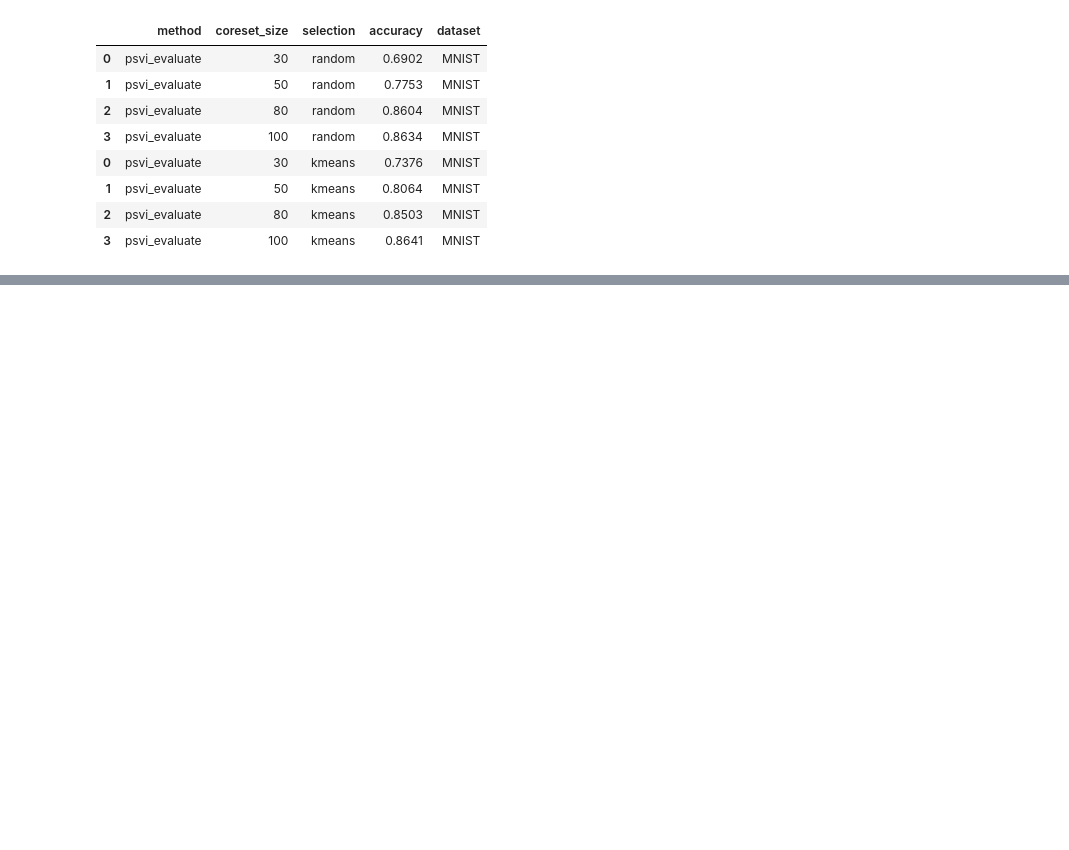
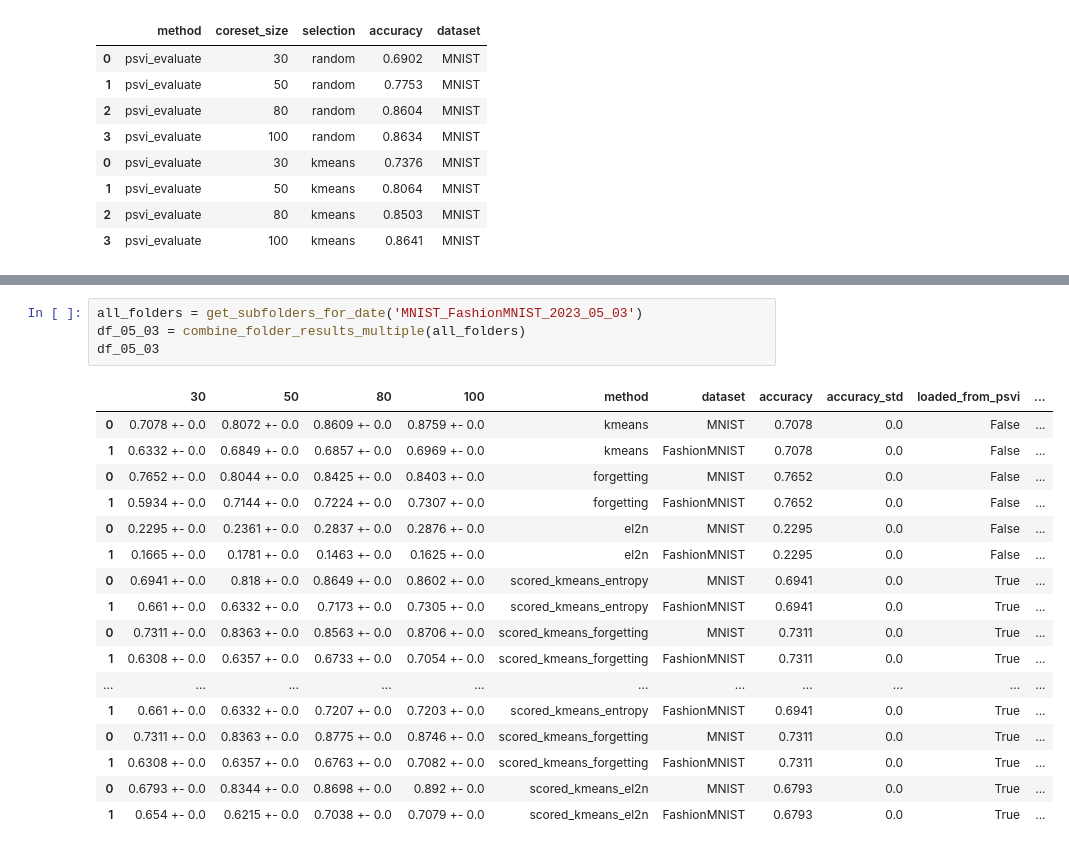
Before and after one commit to souravc83/Blackbox-Coresets-VI, a Jupyter notebook: psvi/notebooks/postprocessing_results.ipynb, the cells around one changed output, grey strips where cells are left out. Cells and saved outputs as stored; diff of their text form; blank space fills up the shorter version.

```diff
--- a/psvi/notebooks/postprocessing_results.ipynb
+++ b/psvi/notebooks/postprocessing_results.ipynb
@@ -382,0 +576,22 @@ df
+# %%
+all_folders = get_subfolders_for_date('MNIST_FashionMNIST_2023_05_03')
+df_05_03 = combine_folder_results_multiple(all_folders)
+df_05_03
+# %% [output]
+|  | 30 | 50 | 80 | 100 | method | dataset | accuracy | accuracy_std | loaded_from_psvi | ... |
+| 0 | 0.7078 +- 0.0 | 0.8072 +- 0.0 | 0.8609 +- 0.0 | 0.8759 +- 0.0 | kmeans | MNIST | 0.7078 | 0.0 | False | ... |
+| 1 | 0.6332 +- 0.0 | 0.6849 +- 0.0 | 0.6857 +- 0.0 | 0.6969 +- 0.0 | kmeans | FashionMNIST | 0.7078 | 0.0 | False | ... |
+| 0 | 0.7652 +- 0.0 | 0.8044 +- 0.0 | 0.8425 +- 0.0 | 0.8403 +- 0.0 | forgetting | MNIST | 0.7652 | 0.0 | False | ... |
+| 1 | 0.5934 +- 0.0 | 0.7144 +- 0.0 | 0.7224 +- 0.0 | 0.7307 +- 0.0 | forgetting | FashionMNIST | 0.7652 | 0.0 | False | ... |
+| 0 | 0.2295 +- 0.0 | 0.2361 +- 0.0 | 0.2837 +- 0.0 | 0.2876 +- 0.0 | el2n | MNIST | 0.2295 | 0.0 | False | ... |
+| 1 | 0.1665 +- 0.0 | 0.1781 +- 0.0 | 0.1463 +- 0.0 | 0.1625 +- 0.0 | el2n | FashionMNIST | 0.2295 | 0.0 | False | ... |
+| 0 | 0.6941 +- 0.0 | 0.818 +- 0.0 | 0.8649 +- 0.0 | 0.8602 +- 0.0 | scored_kmeans_entropy | MNIST | 0.6941 | 0.0 | True | ... |
+| 1 | 0.661 +- 0.0 | 0.6332 +- 0.0 | 0.7173 +- 0.0 | 0.7305 +- 0.0 | scored_kmeans_entropy | FashionMNIST | 0.6941 | 0.0 | True | ... |
+| 0 | 0.7311 +- 0.0 | 0.8363 +- 0.0 | 0.8563 +- 0.0 | 0.8706 +- 0.0 | scored_kmeans_forgetting | MNIST | 0.7311 | 0.0 | True | ... |
+| 1 | 0.6308 +- 0.0 | 0.6357 +- 0.0 | 0.6733 +- 0.0 | 0.7054 +- 0.0 | scored_kmeans_forgetting | FashionMNIST | 0.7311 | 0.0 | True | ... |
+| ... | ... | ... | ... | ... | ... | ... | ... | ... | ... | ... |
+| 1 | 0.661 +- 0.0 | 0.6332 +- 0.0 | 0.7207 +- 0.0 | 0.7203 +- 0.0 | scored_kmeans_entropy | FashionMNIST | 0.6941 | 0.0 | True | ... |
+| 0 | 0.7311 +- 0.0 | 0.8363 +- 0.0 | 0.8775 +- 0.0 | 0.8746 +- 0.0 | scored_kmeans_forgetting | MNIST | 0.7311 | 0.0 | True | ... |
+| 1 | 0.6308 +- 0.0 | 0.6357 +- 0.0 | 0.6763 +- 0.0 | 0.7082 +- 0.0 | scored_kmeans_forgetting | FashionMNIST | 0.7311 | 0.0 | True | ... |
+| 0 | 0.6793 +- 0.0 | 0.8344 +- 0.0 | 0.8698 +- 0.0 | 0.892 +- 0.0 | scored_kmeans_el2n | MNIST | 0.6793 | 0.0 | True | ... |
+| 1 | 0.654 +- 0.0 | 0.6215 +- 0.0 | 0.7038 +- 0.0 | 0.7079 +- 0.0 | scored_kmeans_el2n | FashionMNIST | 0.6793 | 0.0 | True | ... |
```
Also changed, not shown: parts of 11 cells of this notebook, 4 other files.
